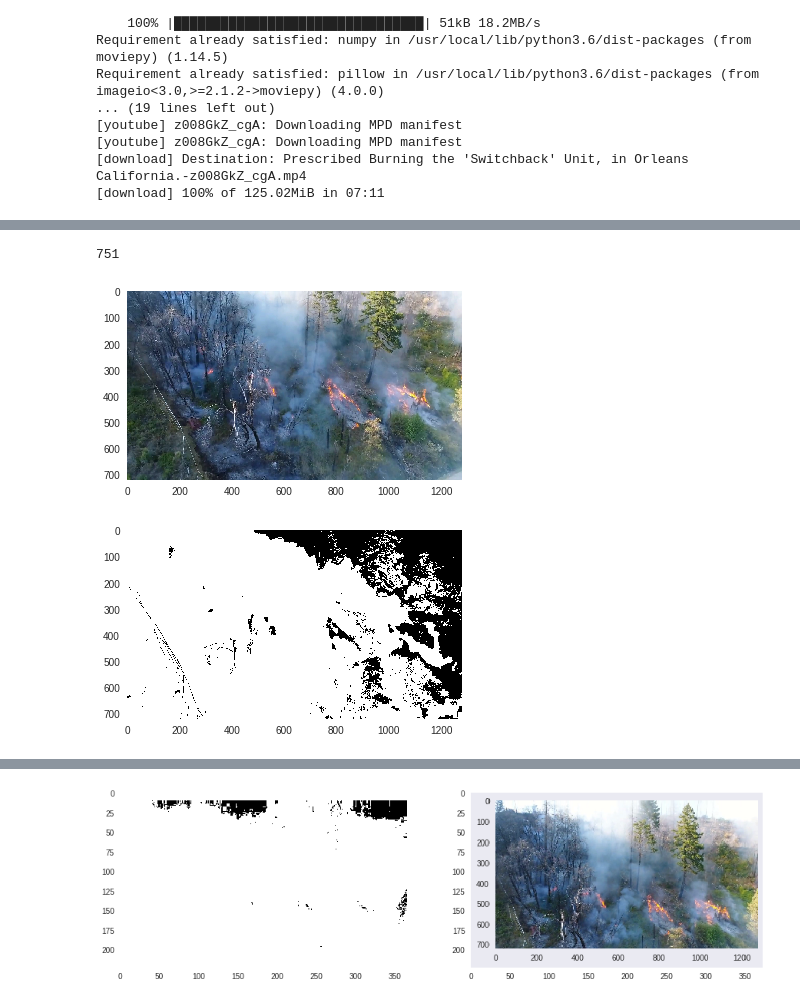
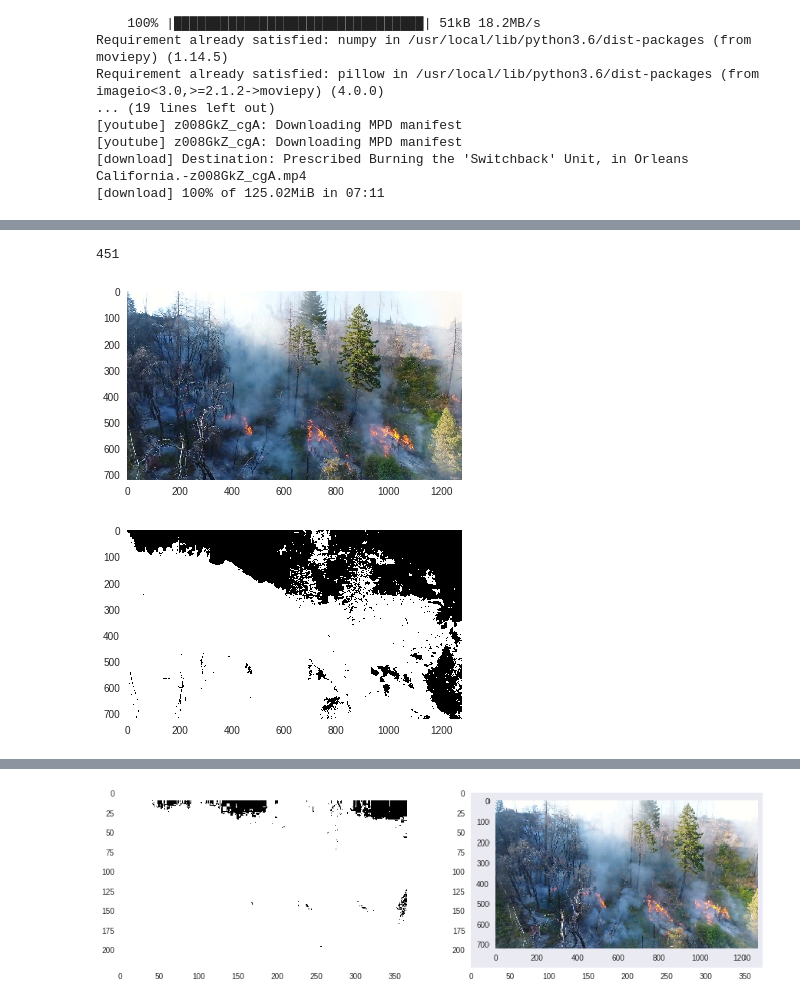
Before and after one commit to NeerajGulia/Simple-eye-detection-tests-ML, a Jupyter notebook: Hello,_Colaboratory.ipynb, the cells around one changed output, grey strips where cells are left out. Drawn from its saved outputs; the diff is of its cells as text; code cells hidden in the pictures.

```diff
--- a/Hello,_Colaboratory.ipynb
+++ b/Hello,_Colaboratory.ipynb
@@ -73,25 +79,25 @@ Wall time: 1min 9s
 # %%
 fire_images= glob.glob('images_test_25_t0_40/*.jpg')
 print(len(fire_images))
 
 def read_image(img_path= fire_images[340]):
   return cv2.cvtColor(plt.imread(img_path), cv2.COLOR_BGR2RGB)
 #   return plt.imread(img_path)
 
 def get_all_images(img):
   images=[]
   for img_path in fire_images:
     images.append(read_image(img_path))
   return images
 
-test_url= fire_images[700]
+test_url= fire_images[400]
 # test_url="download.jpg"
 # print(len(fire_images))
 plt.imshow(read_image(test_url))
 plt.grid(False)
 # %% [output]
-751
+451
-[figure, old version]
+[figure, new version]
 # %%
 def LAB(img):
   lab= cv2.cvtColor(img, cv2.COLOR_RGB2LAB)
@@ -138,5 +144,5 @@ bin_mask= apply_color_based_approach(img)
 plt.imshow(bin_mask)
 plt.grid(False)
 # %% [output]
-[figure, old version]
+[figure, new version]
 # %%
```
Also changed, not shown: parts of 8 cells of this notebook.
